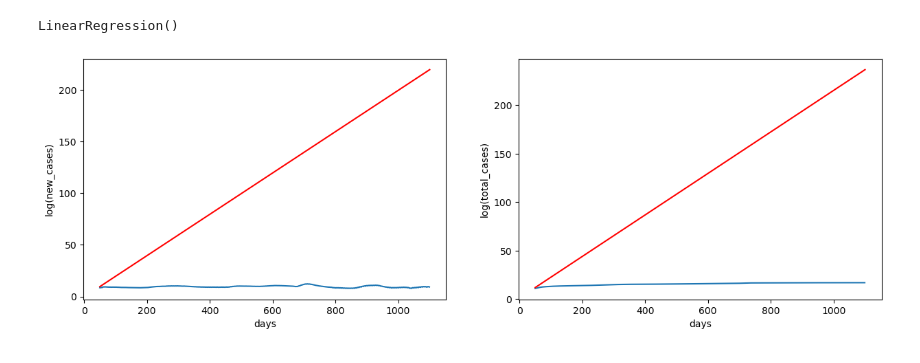
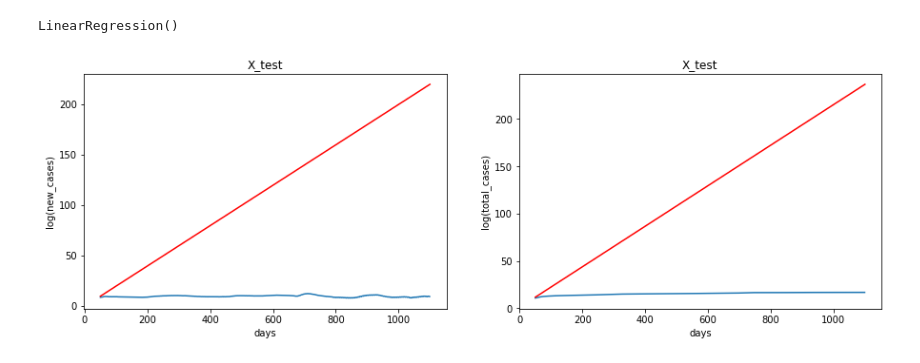
Before and after one commit to Kirinari/MADE_advanced_ml, a Jupyter notebook: homewrok1.ipynb, the cells around one changed output. Cells and saved outputs as stored; diff of their text form; code cells hidden in the pictures.

Commit message:
image

```diff
--- a/homewrok1.ipynb
+++ b/homewrok1.ipynb
@@ -42,7 +42,7 @@ data.head()
 5 rows × 67 columns
 # %%
 data = data[
-    (data['location'] == 'Russia') &
+    (data['iso_code'] == 'RUS') &
     (data['date'] >= '2020-03-03')][['date', 'total_cases', 'new_cases']]
 
 data['new_cases'] = data['new_cases'].replace(0, 1)
@@ -103,16 +103,18 @@ y_total_pred = model_total.predict(X_test)
 # %%
 plt.figure(figsize=(15, 10))
 
 plt.subplot(221)
 plt.plot(X_test, y_new_log_test)
 plt.plot(X_test, y_new_pred, c='r')
 plt.xlabel('days')
+plt.title("X_test")
 plt.ylabel('log(new_cases)')
 
 plt.subplot(222)
 plt.plot(X_test, y_total_log_test)
 plt.plot(X_test, y_total_pred, c='r')
 plt.xlabel('days')
+plt.title("X_test")
 plt.ylabel('log(total_cases)');
 # %% [output]
-[figure, old version]
+[figure, new version]
```
Also changed, not shown: parts of 8 cells of this notebook.
